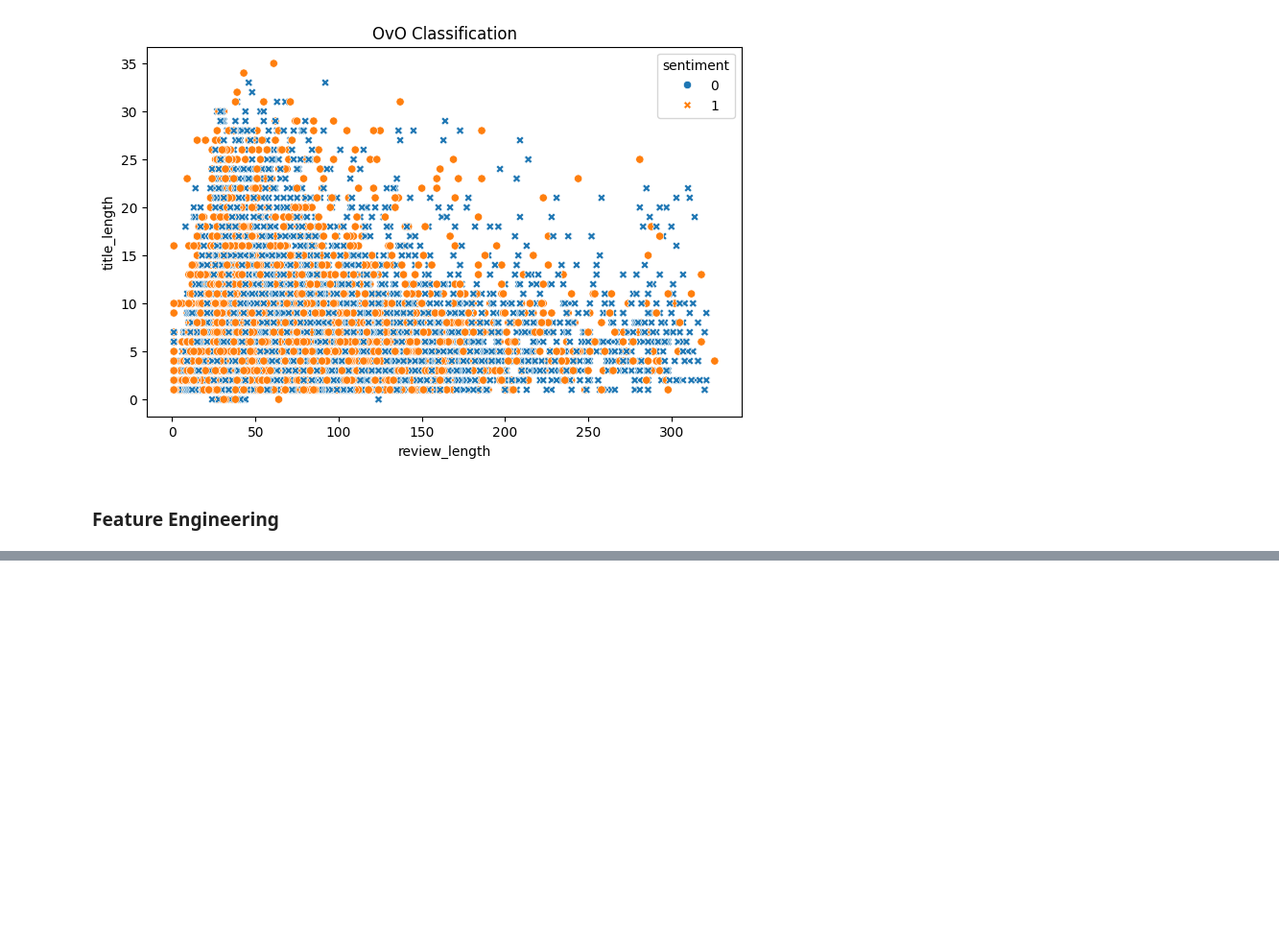
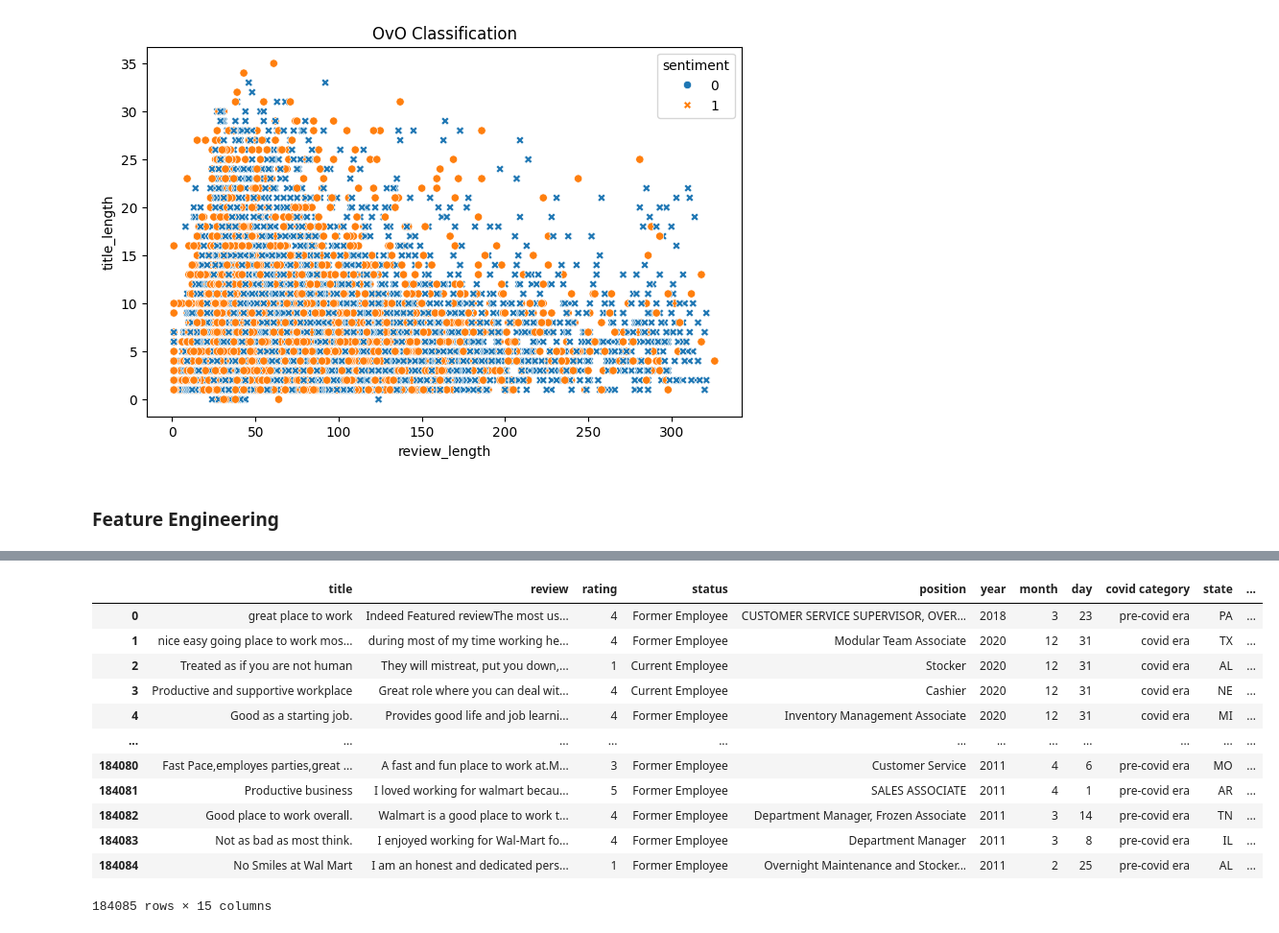
Before and after one commit to smokytrails/Voices-of-Walmart, a Jupyter notebook: Employee Review Analysis.ipynb, the cells around one changed output, grey strips where cells are left out. Shown at 96% size. Drawn from its saved outputs; the diff is of its cells as text; code cells hidden in the pictures; blank space fills up the shorter version.

Commit message:
combining minimum wage dataframe and reviews

```diff
--- a/Employee Review Analysis.ipynb
+++ b/Employee Review Analysis.ipynb
@@ -447,3 +447,18 @@ plt.show()
 [figure]
 # %% [markdown]
 ### Feature Engineering
+# %%
+min_wage=pd.read_csv('Minimum Wage Data.csv', encoding='latin1')
+# %%
+def state_column(location):
+    for state in states:
+        if state[0].lower() in location.lower():
+            return state[1]
+    return 'none'
+min_wage_filtered=pd.DataFrame()
+min_wage_filtered['Year']=min_wage['Year']
+min_wage_filtered['State']=min_wage['State']
+min_wage_filtered['State.Minimum.Wage']=min_wage['State.Minimum.Wage']
+min_wage_filtered['STATE ABB']=min_wage_filtered['State'].apply(state_column)
+min_wage_filtered['Time_and_Place'] = min_wage_filtered['STATE ABB'] + '_' + min_wage_filtered['Year'].astype(str)
+min_wage_filtered
@@ -449,0 +479,21 @@ plt.show()
+# %%
+#Add 'Time_Place' column to reviews
+reviews['Time_Place'] = reviews['state'] + '_' + reviews['year'].astype(str)
+# Merge based on different columns with the same values
+reviews = pd.merge(reviews, min_wage_filtered, left_on='Time_Place', right_on='Time_and_Place', how='inner')
+reviews=reviews.drop(columns=['Time_Place','Time_and_Place','Year','State'],axis=1)
+reviews
+# %% [output]
+|  | title | review | rating | status | position | year | month | day | covid category | state | ... |
+| 0 | great place to work | Indeed Featured reviewThe most us... | 4 | Former Employee | CUSTOMER SERVICE SUPERVISOR, OVER... | 2018 | 3 | 23 | pre-covid era | PA | ... |
+| 1 | nice easy going place to work mos... | during most of my time working he... | 4 | Former Employee | Modular Team Associate | 2020 | 12 | 31 | covid era | TX | ... |
+| 2 | Treated as if you are not human | They will mistreat, put you down,... | 1 | Current Employee | Stocker | 2020 | 12 | 31 | covid era | AL | ... |
+| 3 | Productive and supportive workplace | Great role where you can deal wit... | 4 | Current Employee | Cashier | 2020 | 12 | 31 | covid era | NE | ... |
+| 4 | Good as a starting job. | Provides good life and job learni... | 4 | Former Employee | Inventory Management Associate | 2020 | 12 | 31 | covid era | MI | ... |
+| ... | ... | ... | ... | ... | ... | ... | ... | ... | ... | ... | ... |
+| 184080 | Fast Pace,employes parties,great ... | A fast and fun place to work at.M... | 3 | Former Employee | Customer Service | 2011 | 4 | 6 | pre-covid era | MO | ... |
+| 184081 | Productive business | I loved working for walmart becau... | 5 | Former Employee | SALES ASSOCIATE | 2011 | 4 | 1 | pre-covid era | AR | ... |
+| 184082 | Good place to work overall. | Walmart is a good place to work t... | 4 | Former Employee | Department Manager, Frozen Associate | 2011 | 3 | 14 | pre-covid era | TN | ... |
+| 184083 | Not as bad as most think. | I enjoyed working for Wal-Mart fo... | 4 | Former Employee | Department Manager | 2011 | 3 | 8 | pre-covid era | IL | ... |
+| 184084 | No Smiles at Wal Mart | I am an honest and dedicated pers... | 1 | Former Employee | Overnight Maintenance and Stocker... | 2011 | 2 | 25 | pre-covid era | AL | ... |
+184085 rows × 15 columns
```
Also changed, not shown: parts of 1 cell of this notebook.
